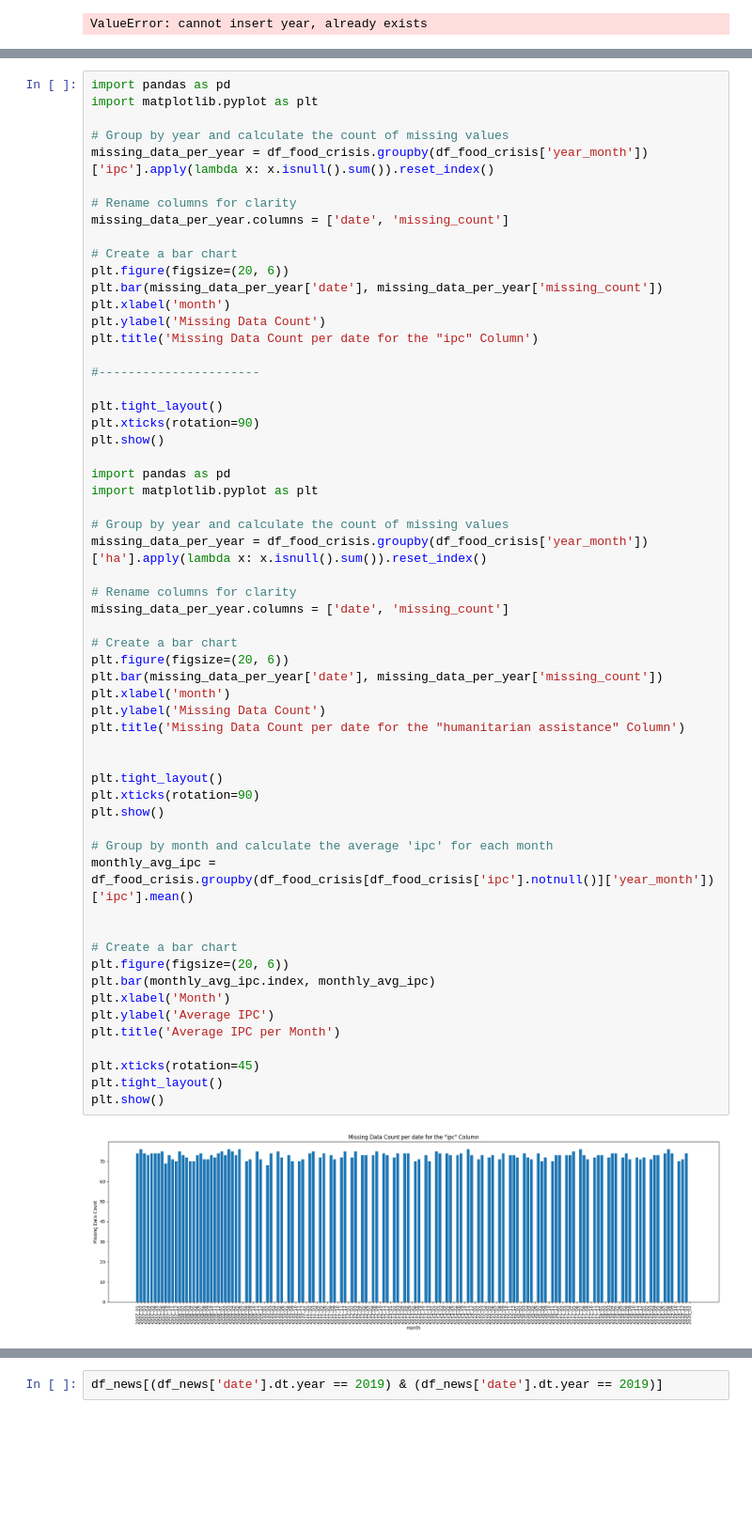
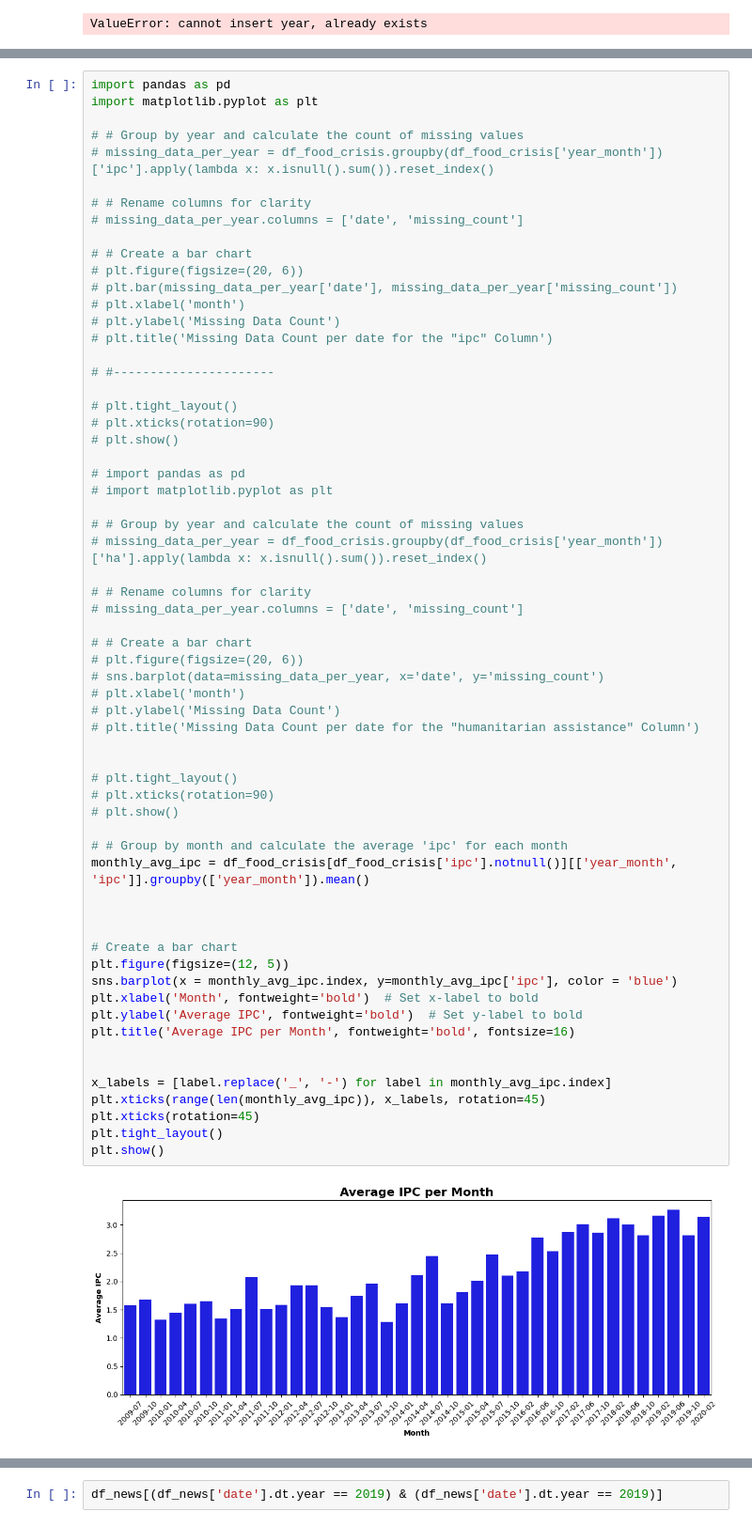
Before and after one commit to EKarasevnl/DC3-Group-13, a Jupyter notebook: EDA_news_articles.ipynb, the cells around one changed output, grey strips where cells are left out. Shown at 94% size. Cells and saved outputs as stored; diff of their text form; blank space fills up the shorter version.

```diff
--- a/EDA_news_articles.ipynb
+++ b/EDA_news_articles.ipynb
@@ -275,60 +298,64 @@ memory usage: 2.3+ MB
 # %%
 import pandas as pd
 import matplotlib.pyplot as plt
 
-# Group by year and calculate the count of missing values
-missing_data_per_year = df_food_crisis.groupby(df_food_crisis['year_month'])['ipc'].apply(lambda x: x.isnull().sum()).reset_index()
+# # Group by year and calculate the count of missing values
+# missing_data_per_year = df_food_crisis.groupby(df_food_crisis['year_month'])['ipc'].apply(lambda x: x.isnull().sum()).reset_index()
 
-# Rename columns for clarity
-missing_data_per_year.columns = ['date', 'missing_count']
+# # Rename columns for clarity
+# missing_data_per_year.columns = ['date', 'missing_count']
 
-# Create a bar chart
-plt.figure(figsize=(20, 6))
-plt.bar(missing_data_per_year['date'], missing_data_per_year['missing_count'])
-plt.xlabel('month')
-plt.ylabel('Missing Data Count')
-plt.title('Missing Data Count per date for the "ipc" Column')
+# # Create a bar chart
+# plt.figure(figsize=(20, 6))
+# plt.bar(missing_data_per_year['date'], missing_data_per_year['missing_count'])
+# plt.xlabel('month')
+# plt.ylabel('Missing Data Count')
+# plt.title('Missing Data Count per date for the "ipc" Column')
 
-#----------------------
+# #----------------------
 
-plt.tight_layout()
-plt.xticks(rotation=90)
-plt.show()
+# plt.tight_layout()
+# plt.xticks(rotation=90)
+# plt.show()
 
-import pandas as pd
-import matplotlib.pyplot as plt
+# import pandas as pd
+# import matplotlib.pyplot as plt
 
-# Group by year and calculate the count of missing values
-missing_data_per_year = df_food_crisis.groupby(df_food_crisis['year_month'])['ha'].apply(lambda x: x.isnull().sum()).reset_index()
+# # Group by year and calculate the count of missing values
+# missing_data_per_year = df_food_crisis.groupby(df_food_crisis['year_month'])['ha'].apply(lambda x: x.isnull().sum()).reset_index()
 
-# Rename columns for clarity
-missing_data_per_year.columns = ['date', 'missing_count']
+# # Rename columns for clarity
+# missing_data_per_year.columns = ['date', 'missing_count']
 
-# Create a bar chart
-plt.figure(figsize=(20, 6))
-plt.bar(missing_data_per_year['date'], missing_data_per_year['missing_count'])
-plt.xlabel('month')
-plt.ylabel('Missing Data Count')
-plt.title('Missing Data Count per date for the "humanitarian assistance" Column')
+# # Create a bar chart
+# plt.figure(figsize=(20, 6))
+# sns.barplot(data=missing_data_per_year, x='date', y='missing_count')
+# plt.xlabel('month')
+# plt.ylabel('Missing Data Count')
+# plt.title('Missing Data Count per date for the "humanitarian assistance" Column')
 
 
-plt.tight_layout()
-plt.xticks(rotation=90)
-plt.show()
+# plt.tight_layout()
+# plt.xticks(rotation=90)
+# plt.show()
 
-# Group by month and calculate the average 'ipc' for each month
-monthly_avg_ipc = df_food_crisis.groupby(df_food_crisis[df_food_crisis['ipc'].notnull()]['year_month'])['ipc'].mean()
+# # Group by month and calculate the average 'ipc' for each month
+monthly_avg_ipc = df_food_crisis[df_food_crisis['ipc'].notnull()][['year_month', 'ipc']].groupby(['year_month']).mean()
+
 
 
 # Create a bar chart
-plt.figure(figsize=(20, 6))
-plt.bar(monthly_avg_ipc.index, monthly_avg_ipc)
-plt.xlabel('Month')
-plt.ylabel('Average IPC')
-plt.title('Average IPC per Month')
+plt.figure(figsize=(12, 5))
+sns.barplot(x = monthly_avg_ipc.index, y=monthly_avg_ipc['ipc'], color = 'blue')
+plt.xlabel('Month', fontweight='bold')  # Set x-label to bold
+plt.ylabel('Average IPC', fontweight='bold')  # Set y-label to bold
+plt.title('Average IPC per Month', fontweight='bold', fontsize=16)
 
+
+x_labels = [label.replace('_', '-') for label in monthly_avg_ipc.index]
+plt.xticks(range(len(monthly_avg_ipc)), x_labels, rotation=45)
 plt.xticks(rotation=45)
 plt.tight_layout()
 plt.show()
 # %% [output]
-[figure, old version]
+[figure, new version]
```
Also changed, not shown: parts of 17 cells of this notebook, 1 other file.
